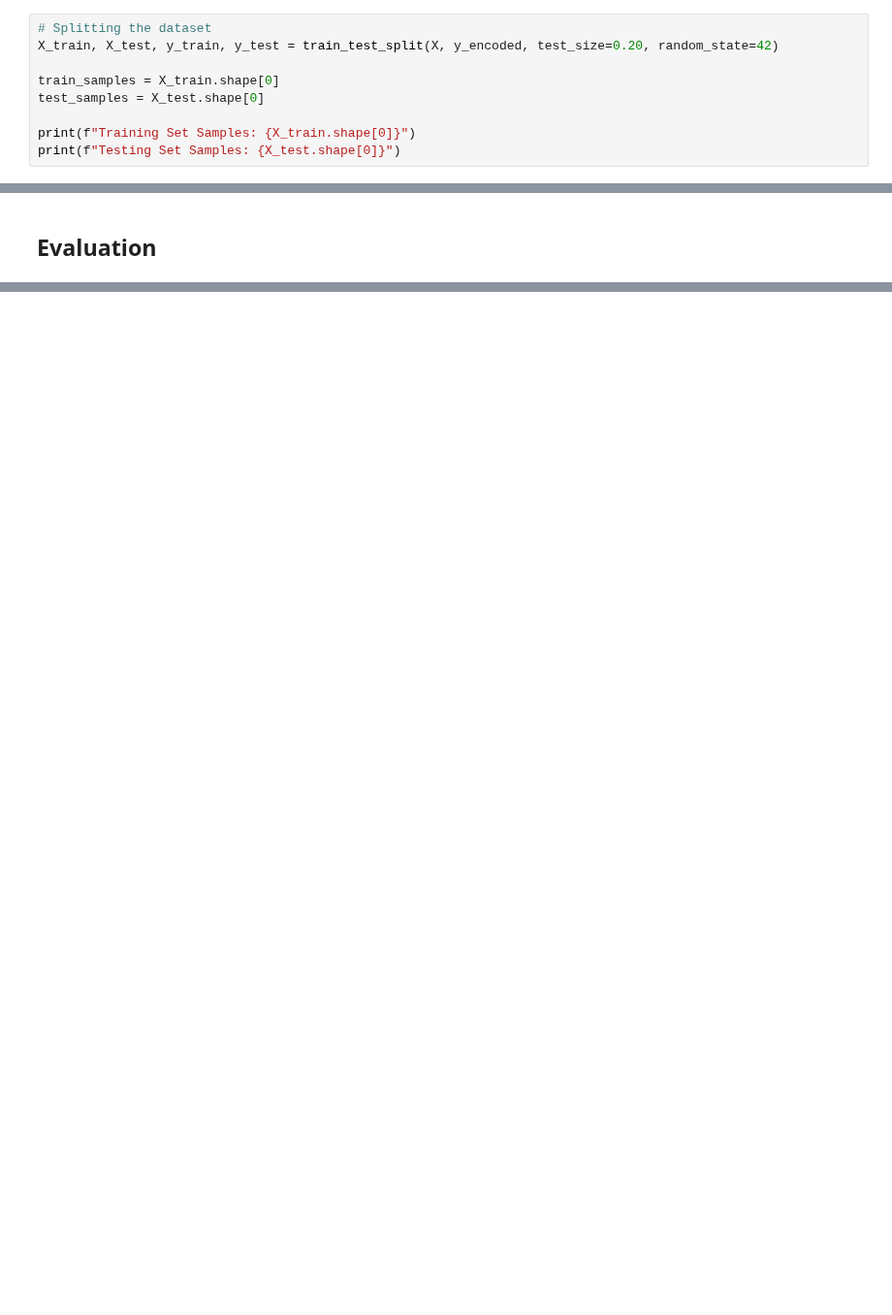
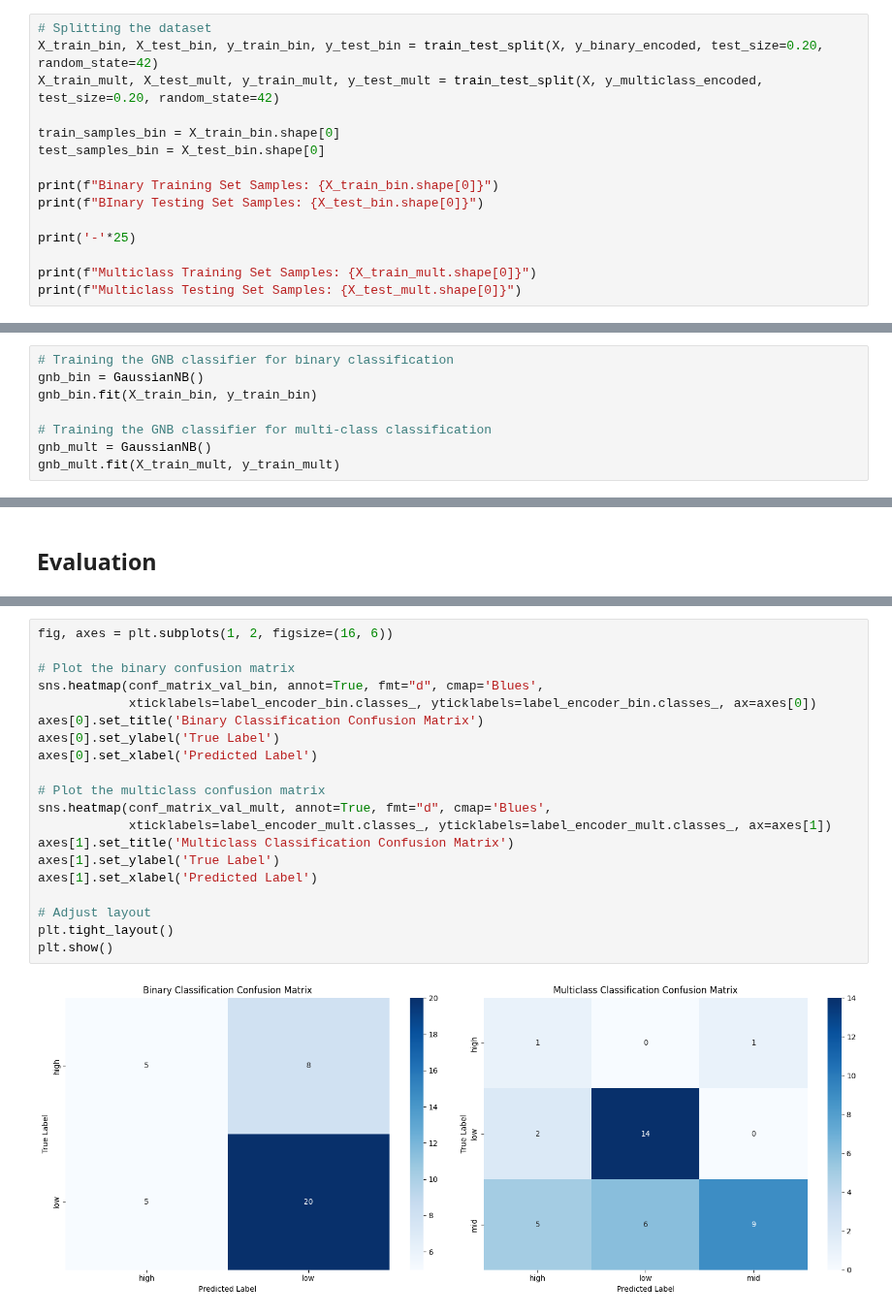
Before and after one commit to HBendig-HSFL/unlocking-minds, a Jupyter notebook: 2_BaselineModel/baseline_model.ipynb, the cells around one changed output, grey strips where cells are left out. Shown at 97% size. Saved outputs shown, nothing was run; the diff lists cells and outputs as text; blank space fills up the shorter version.

```diff
--- a/2_BaselineModel/baseline_model.ipynb
+++ b/2_BaselineModel/baseline_model.ipynb
@@ -200,10 +254,16 @@ df['mean'].value_counts().plot.bar(figsize=(10, 5))
 # %%
 # Splitting the dataset
-X_train, X_test, y_train, y_test = train_test_split(X, y_encoded, test_size=0.20, random_state=42)
+X_train_bin, X_test_bin, y_train_bin, y_test_bin = train_test_split(X, y_binary_encoded, test_size=0.20, random_state=42)
+X_train_mult, X_test_mult, y_train_mult, y_test_mult = train_test_split(X, y_multiclass_encoded, test_size=0.20, random_state=42)
 
-train_samples = X_train.shape[0]
-test_samples = X_test.shape[0]
+train_samples_bin = X_train_bin.shape[0]
+test_samples_bin = X_test_bin.shape[0]
 
-print(f"Training Set Samples: {X_train.shape[0]}")
-print(f"Testing Set Samples: {X_test.shape[0]}")
+print(f"Binary Training Set Samples: {X_train_bin.shape[0]}")
+print(f"BInary Testing Set Samples: {X_test_bin.shape[0]}")
+
+print('-'*25)
+
+print(f"Multiclass Training Set Samples: {X_train_mult.shape[0]}")
+print(f"Multiclass Testing Set Samples: {X_test_mult.shape[0]}")
 # %% [output]
@@ -219,0 +277,8 @@ GaussianNB()
+# %%
+# Training the GNB classifier for binary classification
+gnb_bin = GaussianNB()
+gnb_bin.fit(X_train_bin, y_train_bin)
+
+# Training the GNB classifier for multi-class classification
+gnb_mult = GaussianNB()
+gnb_mult.fit(X_train_mult, y_train_mult)
@@ -261,0 +346,22 @@ Key takeaways:
+# %%
+fig, axes = plt.subplots(1, 2, figsize=(16, 6))
+
+# Plot the binary confusion matrix
+sns.heatmap(conf_matrix_val_bin, annot=True, fmt="d", cmap='Blues',
+            xticklabels=label_encoder_bin.classes_, yticklabels=label_encoder_bin.classes_, ax=axes[0])
+axes[0].set_title('Binary Classification Confusion Matrix')
+axes[0].set_ylabel('True Label')
+axes[0].set_xlabel('Predicted Label')
+
+# Plot the multiclass confusion matrix
+sns.heatmap(conf_matrix_val_mult, annot=True, fmt="d", cmap='Blues',
+            xticklabels=label_encoder_mult.classes_, yticklabels=label_encoder_mult.classes_, ax=axes[1])
+axes[1].set_title('Multiclass Classification Confusion Matrix')
+axes[1].set_ylabel('True Label')
+axes[1].set_xlabel('Predicted Label')
+
+# Adjust layout
+plt.tight_layout()
+plt.show()
+# %% [output]
+[figure, added]
```
Also changed, not shown: parts of 18 cells of this notebook.
